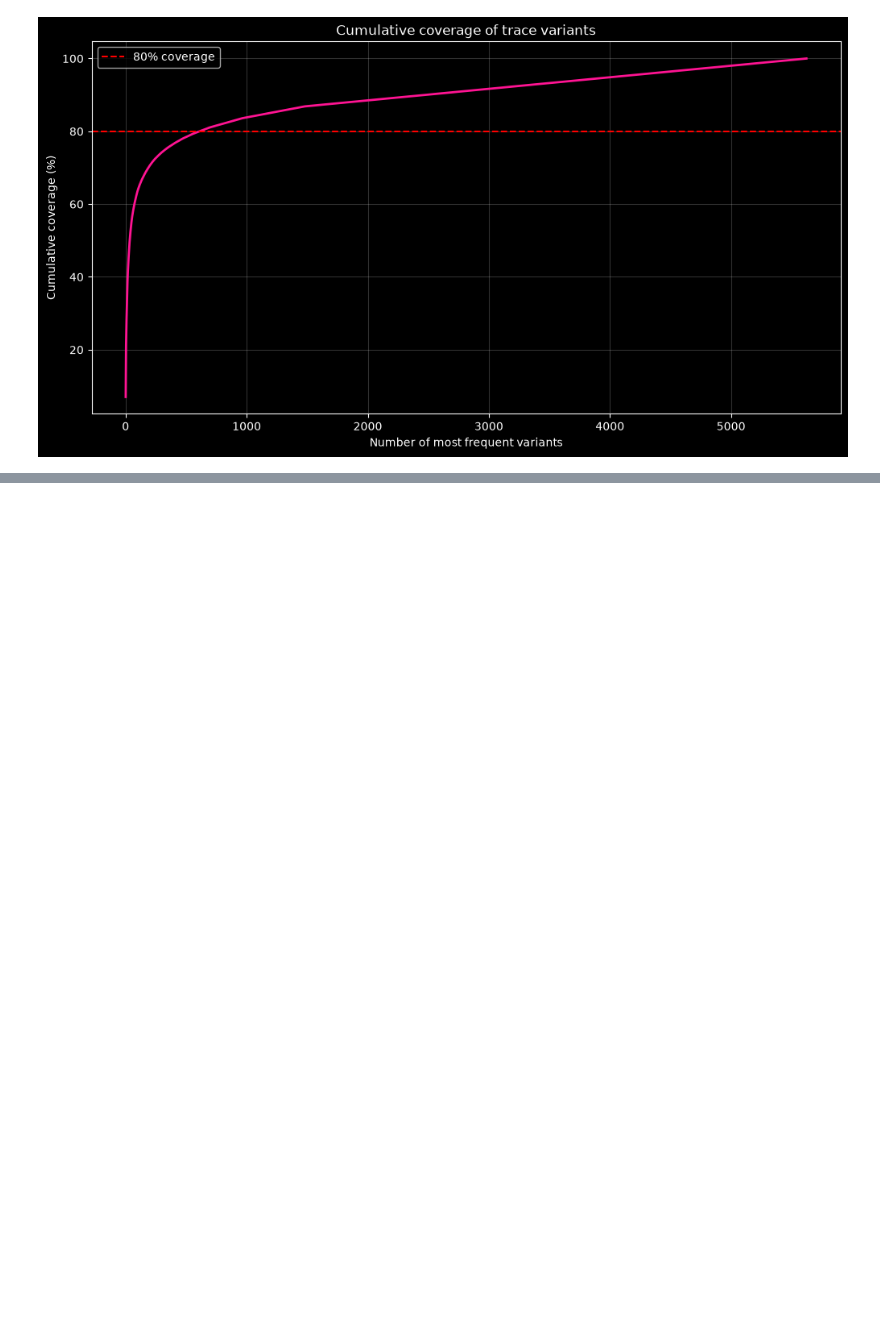
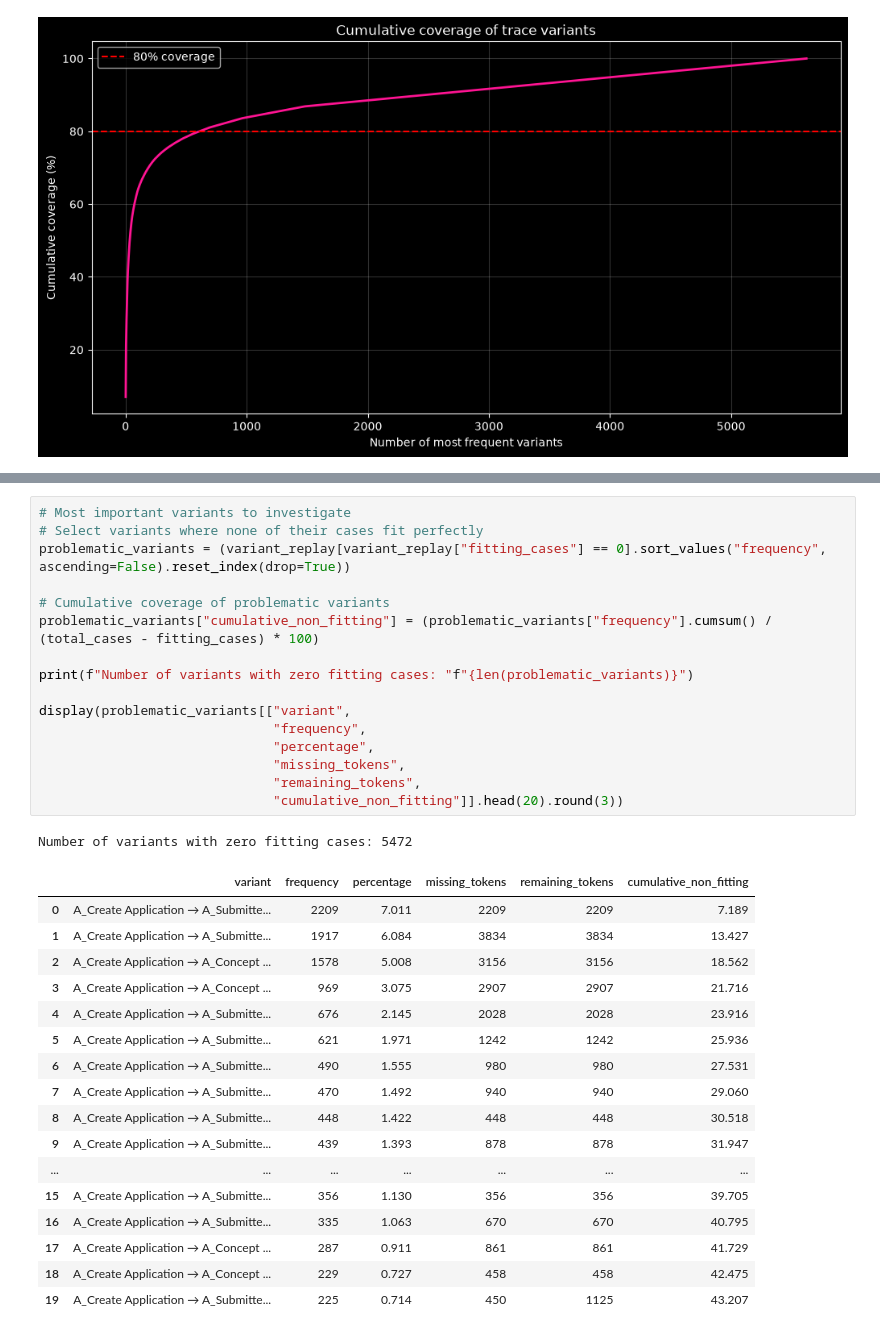
Before and after one commit to M1l3na24/First-Assignment-BPPSO-WS26-27, a Jupyter notebook: notebooks/assignmentI.ipynb, the cells around one changed output, grey strips where cells are left out. Saved outputs shown, nothing was run; the diff lists cells and outputs as text; blank space fills up the shorter version.

```diff
--- a/assignmentI.ipynb
+++ b/notebooks/assignmentI.ipynb
@@ -1251,0 +1369,35 @@ plt.show()
+# %%
+# Most important variants to investigate
+# Select variants where none of their cases fit perfectly
+problematic_variants = (variant_replay[variant_replay["fitting_cases"] == 0].sort_values("frequency", ascending=False).reset_index(drop=True))
+
+# Cumulative coverage of problematic variants
+problematic_variants["cumulative_non_fitting"] = (problematic_variants["frequency"].cumsum() / (total_cases - fitting_cases) * 100)
+
+print(f"Number of variants with zero fitting cases: "f"{len(problematic_variants)}")
+
+display(problematic_variants[["variant",
+                              "frequency",
+                              "percentage",
+                              "missing_tokens",
+                              "remaining_tokens",
+                              "cumulative_non_fitting"]].head(20).round(3))
+# %% [output]
+Number of variants with zero fitting cases: 5472
+|  | variant | frequency | percentage | missing_tokens | remaining_tokens | cumulative_non_fitting |
+| 0 | A_Create Application → A_Submitte... | 2209 | 7.011 | 2209 | 2209 | 7.189 |
+| 1 | A_Create Application → A_Submitte... | 1917 | 6.084 | 3834 | 3834 | 13.427 |
+| 2 | A_Create Application → A_Concept ... | 1578 | 5.008 | 3156 | 3156 | 18.562 |
+| 3 | A_Create Application → A_Concept ... | 969 | 3.075 | 2907 | 2907 | 21.716 |
+| 4 | A_Create Application → A_Submitte... | 676 | 2.145 | 2028 | 2028 | 23.916 |
+| 5 | A_Create Application → A_Submitte... | 621 | 1.971 | 1242 | 1242 | 25.936 |
+| 6 | A_Create Application → A_Submitte... | 490 | 1.555 | 980 | 980 | 27.531 |
+| 7 | A_Create Application → A_Submitte... | 470 | 1.492 | 940 | 940 | 29.060 |
+| 8 | A_Create Application → A_Submitte... | 448 | 1.422 | 448 | 448 | 30.518 |
+| 9 | A_Create Application → A_Submitte... | 439 | 1.393 | 878 | 878 | 31.947 |
+| ... | ... | ... | ... | ... | ... | ... |
+| 15 | A_Create Application → A_Submitte... | 356 | 1.130 | 356 | 356 | 39.705 |
+| 16 | A_Create Application → A_Submitte... | 335 | 1.063 | 670 | 670 | 40.795 |
+| 17 | A_Create Application → A_Concept ... | 287 | 0.911 | 861 | 861 | 41.729 |
+| 18 | A_Create Application → A_Concept ... | 229 | 0.727 | 458 | 458 | 42.475 |
+| 19 | A_Create Application → A_Submitte... | 225 | 0.714 | 450 | 1125 | 43.207 |
```
Also changed, not shown: parts of 15 cells of this notebook, 4 other files.
